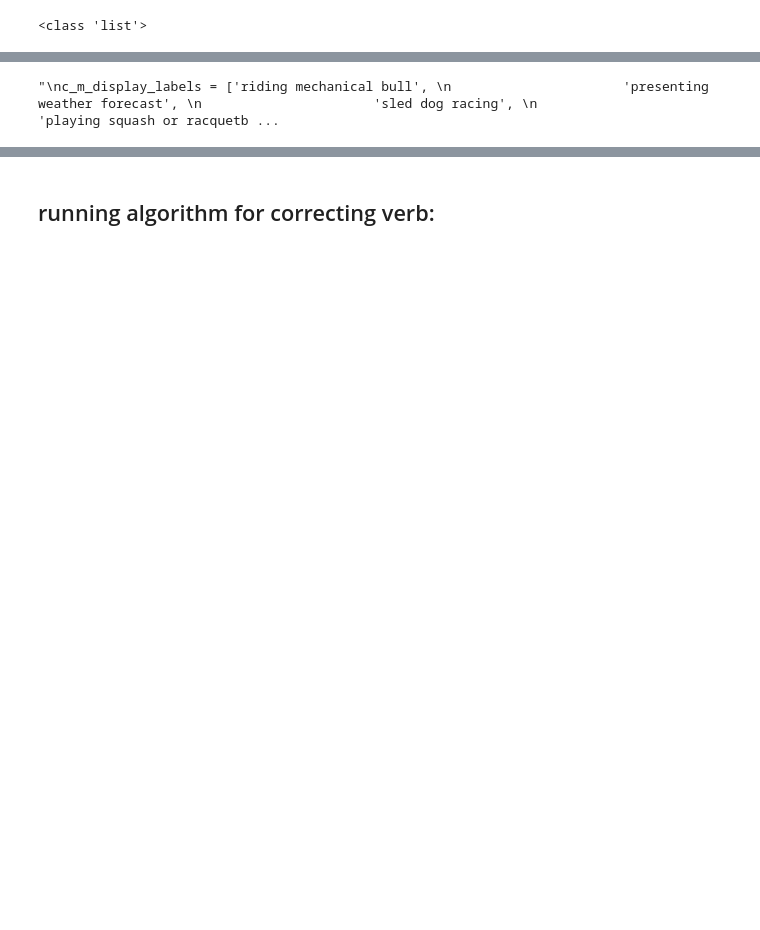
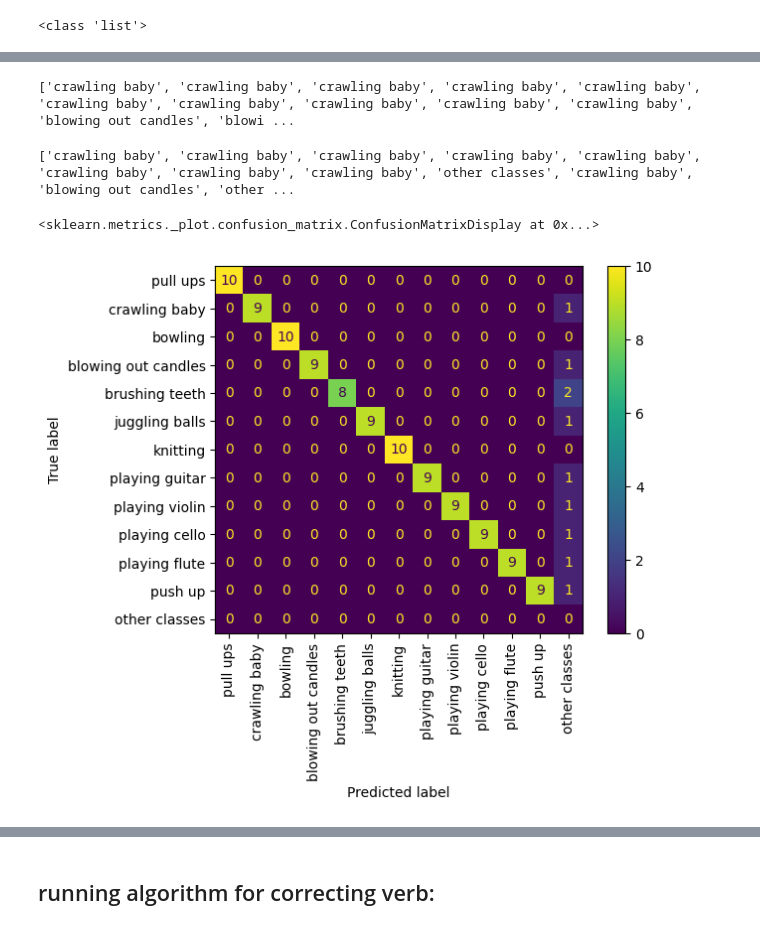
Before and after one commit to MuhammadShafaatKhan13/openvino_notebooks, a Jupyter notebook: notebook/action-recognition-webcam/action-recognition-webcam.ipynb, the cells around one changed output, grey strips where cells are left out. Drawn from its saved outputs; the diff is of its cells as text; code cells hidden in the pictures; blank space fills up the shorter version.

Commit message:
added confusion matrix for 12 classes

```diff
--- a/notebook/action-recognition-webcam/action-recognition-webcam.ipynb
+++ b/notebook/action-recognition-webcam/action-recognition-webcam.ipynb
@@ -704,6 +692,6 @@ sorted_predictions
 # %%
-# predicted_labels = []
-# for pred in sorted_predictions:
-#     predicted_labels.append({'vid_name': pred, 'vid_label': sorted_predictions[pred][0]['name']})
-# predicted_labels = sorted(predicted_labels, key=lambda label: label['vid_name'])
-# print(predicted_labels)
+predicted_labels = []
+for pred in sorted_predictions:
+    predicted_labels.append({'vid_name': pred, 'vid_label': sorted_predictions[pred][0]['name']})
+predicted_labels = sorted(predicted_labels, key=lambda label: label['vid_name'])
+print(json.dumps(predicted_labels))
@@ -727,41 +712,41 @@ sorted_predictions
+# %%
+print(c_m_actual_labels)
+# %% [output]
+['crawling baby', 'crawling baby', 'crawling baby', 'crawling baby', 'crawling baby', 'crawling baby', 'crawling baby', 'crawling baby', 'crawling baby', 'crawling baby', 'blowing out candles', 'blowi ...
 # %%
-# for labels which are not present in actual 20 classes, replace 'other classes' with them
-# for i, label in enumerate(c_m_predicted_labels):
-#     if label not in c_m_actual_labels:
-#         c_m_predicted_labels[i] = 'other classes'
-# print(c_m_predicted_labels)
+# for labels which are not present in actual classes, replace 'other classes' with them
+for i, label in enumerate(c_m_predicted_labels):
+    if label not in c_m_actual_labels:
+        c_m_predicted_labels[i] = 'other classes'
+print(c_m_predicted_labels)
+# %% [output]
+['crawling baby', 'crawling baby', 'crawling baby', 'crawling baby', 'crawling baby', 'crawling baby', 'crawling baby', 'crawling baby', 'other classes', 'crawling baby', 'blowing out candles', 'other ...
 # %%
+
 #imgplot = plt.imshow(confusion_matrix(c_m_actual_labels, c_m_predicted_labels, labels=labels))
 # imgplot = plt.imshow(confusion_matrix(c_m_actual_labels, c_m_predicted_labels, labels=['riding mechanical bull', 'presenting weather forecast']))
-'''
-c_m_display_labels = ['riding mechanical bull',
-                      'presenting weather forecast',
-                      'sled dog racing',
-                      'playing squash or racquetball',
-                      'snowkiting',
-                      'diving cliff',
-                      'shearing sheep',
-                      'pull ups',
-                      'filling eyebrows',
-                      'bench pressing',
-                      'riding or walking with horse',
-                      'passing American football (in game)',
-                      'picking fruit',
-                      'weaving basket',
-                      'playing tennis',
-                      'crawling baby',
-                      'cutting watermelon',
-                      'tying tie',
-                      'trapezing',
-                      'bowling',
-                      'other classes'
-                     ]
+
+c_m_display_labels = [
+    'pull ups',
+    'crawling baby',
+    'bowling',
+    'blowing out candles',
+    'brushing teeth',
+    'juggling balls',
+    'knitting',
+    'playing guitar',
+    'playing violin',
+    'playing cello',
+    'playing flute',
+    'push up',
+    'other classes'
+]
 disp =  ConfusionMatrixDisplay(confusion_matrix=confusion_matrix(c_m_actual_labels, c_m_predicted_labels, labels=c_m_display_labels),
-                              display_labels=c_m_display_labels)
+                               display_labels=c_m_display_labels)
 disp.plot(xticks_rotation = 'vertical')
-'''
 # %% [output]
-"\nc_m_display_labels = ['riding mechanical bull', \n                      'presenting weather forecast', \n                      'sled dog racing', \n                      'playing squash or racquetb ...
+<sklearn.metrics._plot.confusion_matrix.ConfusionMatrixDisplay at 0x...>
+[figure, added]
 # %%
 #plt.imsave('conf_matrix.png', confusion_matrix(c_m_actual_labels, c_m_predicted_labels, labels=labels))
 # %%
```
Also changed, not shown: parts of 71 cells of this notebook.
